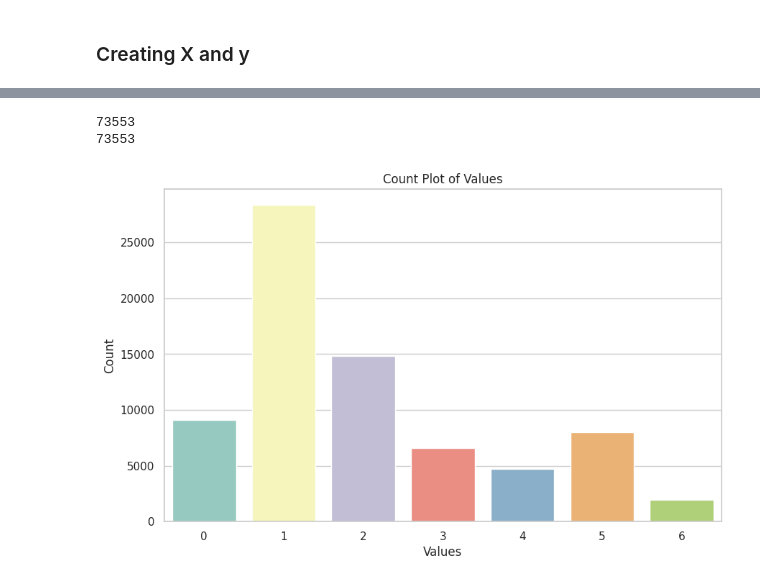
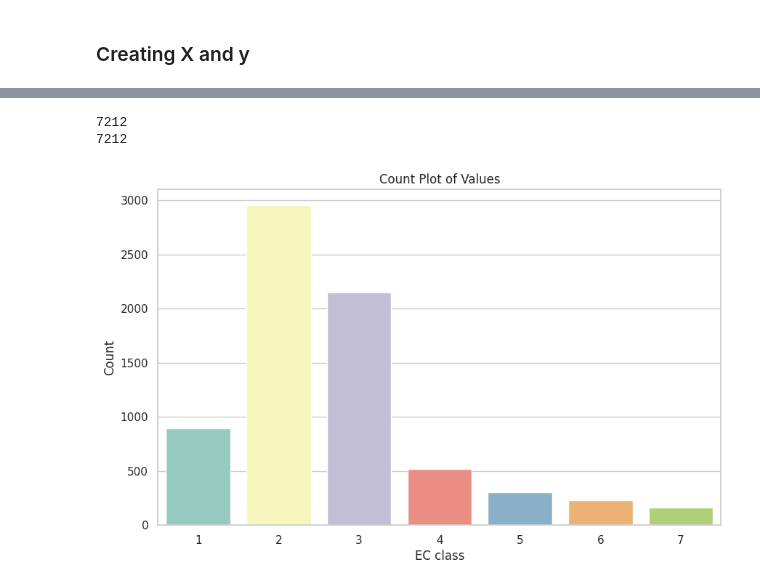
Before and after one commit to github4touchdouble/nnet-enzyme, a Jupyter notebook: tf_ann_esm2/keras_multiclassification.ipynb, the cells around one changed output, grey strips where cells are left out. Drawn from its saved outputs; the diff is of its cells as text; code cells hidden in the pictures.

```diff
--- a/tf_ann_esm2/keras_multiclassification.ipynb
+++ b/tf_ann_esm2/keras_multiclassification.ipynb
@@ -83,0 +133,17 @@ for entry in labels:
+# %%
+enzyme_csv_path = os.getenv("CSV100_ENZYMES")
+esm2_enzymes_path = os.getenv("ESM2_ENZYMES_SPLIT_100")
+data = read_data(path_to_enzyme_splitX_csv=enzyme_csv_path, path_to_enzyme_esm2=esm2_enzymes_path)
+enzyme_csv = data[0]
+entry_ids = data[1]
+embeddings = data[2]
+
+embedding_labels = add_labels(enzyme_csv, entry_ids, embeddings)
+
+# embedding_labels = get_ec_labels(path_to_enzyme_splitX_csv=enzyme_csv_path, path_to_enzyme_esm2=esm2_enzymes_path)
+X = []
+y = []
+
+for label in embedding_labels:
+    y.append(label[1]) # append label (1-7)
+    X.append(label[2]) # append embedding
@@ -84,23 +168,23 @@ for entry in labels:
 # %%
-
 print(len(X))
 print(len(y))
 
 sns.set(style="whitegrid")
 plt.figure(figsize=(10, 6))  # Adjust the figure size if needed
 sns.countplot(x=y, palette="Set3")
+plt.xticks([0, 1, 2, 3, 4, 5, 6], [1, 2, 3, 4, 5, 6, 7])
 
 # Add labels and title
-plt.xlabel("Values")
+plt.xlabel("EC class")
 plt.ylabel("Count")
 plt.title("Count Plot of Values")
 
 # Show the plot
 plt.show()
 # %% [output]
-73553
-73553
+7212
+7212
-[figure, old version]
+[figure, new version]
 # %%
 # Create a DataFrame
 df = pd.DataFrame({"feature1":X, "label":y})
```
Also changed, not shown: parts of 16 cells of this notebook.
